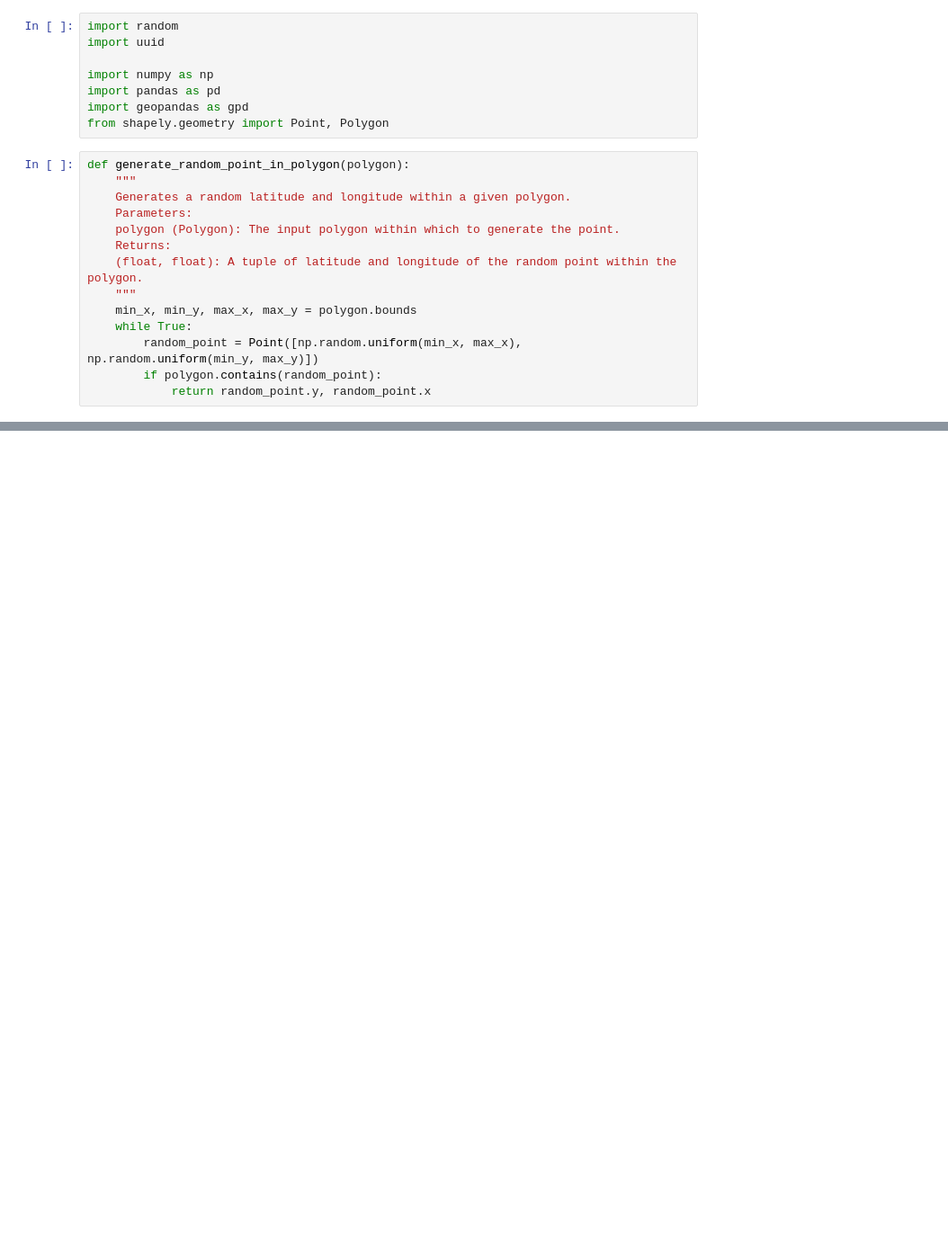
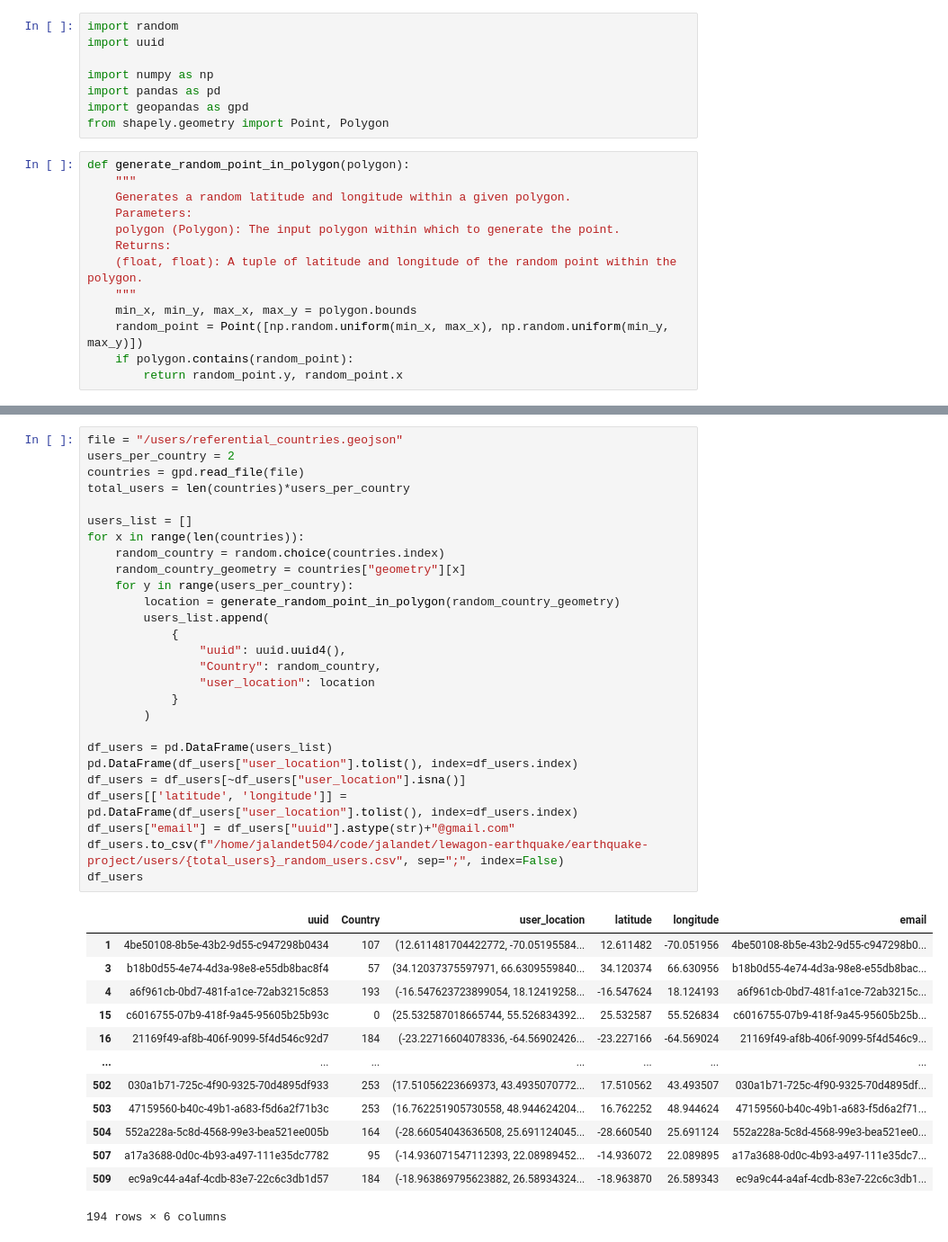
Before and after one commit to batch1413-earthquake/earthquake-project, a Jupyter notebook: users/random_users_df_creation.ipynb, the cells around one changed output, grey strips where cells are left out. Shown: that part at 90% size. Cells and saved outputs as stored; diff of their text form; blank space fills up the shorter version.

Commit message:
[FEAT] Create random users

```diff
--- a/users/random_users_df_creation.ipynb
+++ b/users/random_users_df_creation.ipynb
@@ -16,7 +16,6 @@ def generate_random_point_in_polygon(polygon):
     (float, float): A tuple of latitude and longitude of the random point within the polygon.
     """
     min_x, min_y, max_x, max_y = polygon.bounds
-    while True:
-        random_point = Point([np.random.uniform(min_x, max_x), np.random.uniform(min_y, max_y)])
-        if polygon.contains(random_point):
-            return random_point.y, random_point.x
+    random_point = Point([np.random.uniform(min_x, max_x), np.random.uniform(min_y, max_y)])
+    if polygon.contains(random_point):
+        return random_point.y, random_point.x
@@ -28,0 +24,41 @@ geom = countries[:1]["geometry"]
+# %%
+file = "/users/referential_countries.geojson"
+users_per_country = 2
+countries = gpd.read_file(file)
+total_users = len(countries)*users_per_country
+
+users_list = []
+for x in range(len(countries)):
+    random_country = random.choice(countries.index)
+    random_country_geometry = countries["geometry"][x]
+    for y in range(users_per_country):
+        location = generate_random_point_in_polygon(random_country_geometry)
+        users_list.append(
+            {
+                "uuid": uuid.uuid4(),
+                "Country": random_country,
+                "user_location": location
+            }
+        )
+
+df_users = pd.DataFrame(users_list)
+pd.DataFrame(df_users["user_location"].tolist(), index=df_users.index)
+df_users = df_users[~df_users["user_location"].isna()]
+df_users[['latitude', 'longitude']] = pd.DataFrame(df_users["user_location"].tolist(), index=df_users.index)
+df_users["email"] = df_users["uuid"].astype(str)+"@gmail.com"
+df_users.to_csv(f"/home/jalandet504/code/jalandet/lewagon-earthquake/earthquake-project/users/{total_users}_random_users.csv", sep=";", index=False)
+df_users
+# %% [output]
+|  | uuid | Country | user_location | latitude | longitude | email |
+| 1 | 4be50108-8b5e-43b2-9d55-c947298b0434 | 107 | (12.611481704422772, -70.05195584... | 12.611482 | -70.051956 | 4be50108-8b5e-43b2-9d55-c947298b0... |
+| 3 | b18b0d55-4e74-4d3a-98e8-e55db8bac8f4 | 57 | (34.12037375597971, 66.6309559840... | 34.120374 | 66.630956 | b18b0d55-4e74-4d3a-98e8-e55db8bac... |
+| 4 | a6f961cb-0bd7-481f-a1ce-72ab3215c853 | 193 | (-16.547623723899054, 18.12419258... | -16.547624 | 18.124193 | a6f961cb-0bd7-481f-a1ce-72ab3215c... |
+| 15 | c6016755-07b9-418f-9a45-95605b25b93c | 0 | (25.532587018665744, 55.526834392... | 25.532587 | 55.526834 | c6016755-07b9-418f-9a45-95605b25b... |
+| 16 | 21169f49-af8b-406f-9099-5f4d546c92d7 | 184 | (-23.22716604078336, -64.56902426... | -23.227166 | -64.569024 | 21169f49-af8b-406f-9099-5f4d546c9... |
+| ... | ... | ... | ... | ... | ... | ... |
+| 502 | 030a1b71-725c-4f90-9325-70d4895df933 | 253 | (17.51056223669373, 43.4935070772... | 17.510562 | 43.493507 | 030a1b71-725c-4f90-9325-70d4895df... |
+| 503 | 47159560-b40c-49b1-a683-f5d6a2f71b3c | 253 | (16.762251905730558, 48.944624204... | 16.762252 | 48.944624 | 47159560-b40c-49b1-a683-f5d6a2f71... |
+| 504 | 552a228a-5c8d-4568-99e3-bea521ee005b | 164 | (-28.66054043636508, 25.691124045... | -28.660540 | 25.691124 | 552a228a-5c8d-4568-99e3-bea521ee0... |
+| 507 | a17a3688-0d0c-4b93-a497-111e35dc7782 | 95 | (-14.936071547112393, 22.08989452... | -14.936072 | 22.089895 | a17a3688-0d0c-4b93-a497-111e35dc7... |
+| 509 | ec9a9c44-a4af-4cdb-83e7-22c6c3db1d57 | 184 | (-18.963869795623882, 26.58934324... | -18.963870 | 26.589343 | ec9a9c44-a4af-4cdb-83e7-22c6c3db1... |
+194 rows × 6 columns
```
Also changed, not shown: parts of 19 cells of this notebook, 1 other file.
